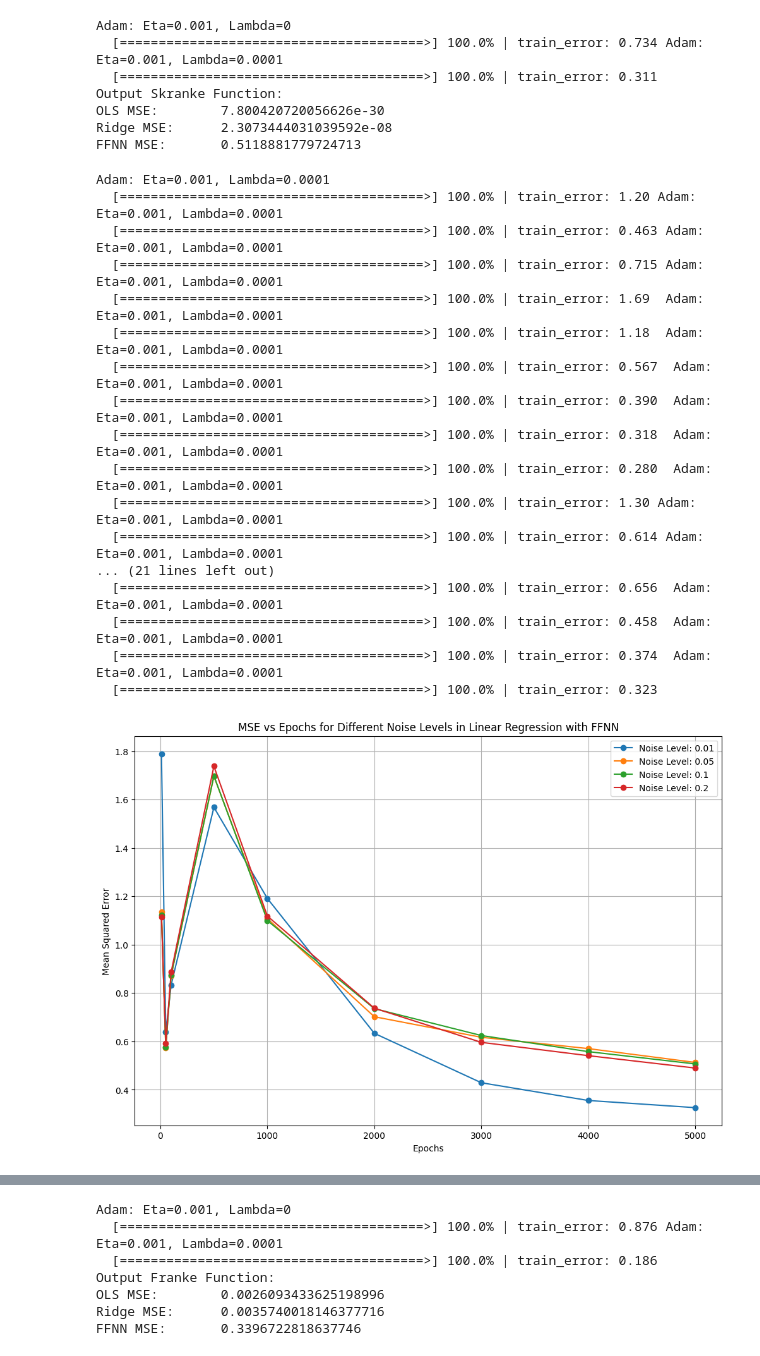
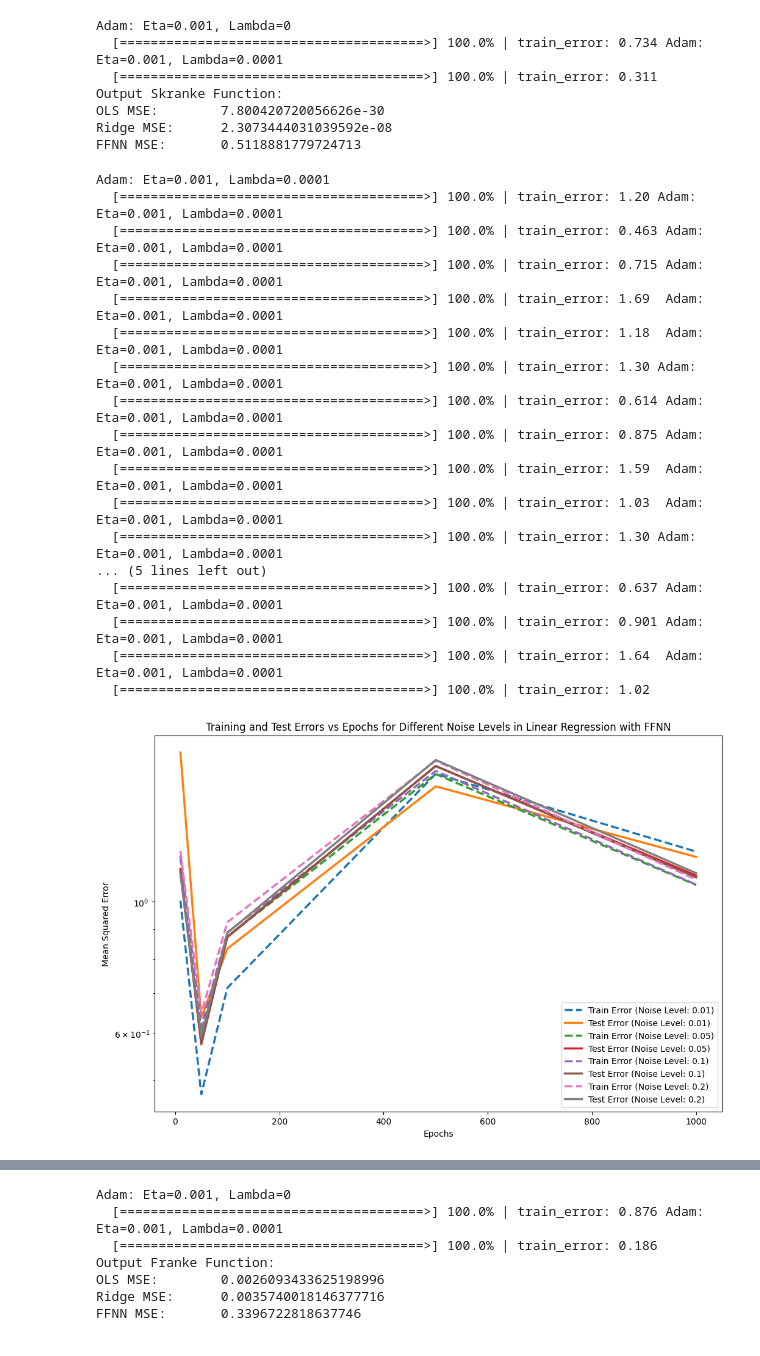
Before and after one commit to Elisaottoboni/Machine-Learning-University-of-Oslo, a Jupyter notebook: Project2/partB_C_D.ipynb, the cells around one changed output, grey strips where cells are left out. Saved outputs shown, nothing was run; the diff lists cells and outputs as text; code cells hidden in the pictures.

```diff
--- a/Project2/partB_C_D.ipynb
+++ b/Project2/partB_C_D.ipynb
@@ -83,14 +83,14 @@ OLS MSE:        7.800420720056626e-30
 Ridge MSE:      2.3073444031039592e-08
 FFNN MSE:       0.5118881779724713
 # %%
-# Linear Regression different epochs and differnt noise
+# Linear Regression different epochs and different noise
 from packages import *
 from FFNeuralNetwork import *
 
 np.random.seed(2024)
 
 def SkrankeFunction(x, y):
-    return np.ravel(0 + 1*x + 2*y + 3*x**2 + 4*x*y + 5*y**2)
+    return np.ravel(0 + 1 * x + 2 * y + 3 * x**2 + 4 * x * y + 5 * y**2)
 
 def create_X(x, y, n):
     if len(x.shape) > 1:
@@ -104,20 +104,21 @@ def create_X(x, y, n):
     for i in range(1, n + 1):
         q = int((i) * (i + 1) / 2)
         for k in range(i + 1):
-            X[:, q + k] = (x ** (i - k)) * (y**k)
+            X[:, q + k] = (x ** (i - k)) * (y ** k)
 
     return X
 
-step=0.05
+step = 0.05
 x = np.arange(0, 1, step)
 y = np.arange(0, 1, step)
 x, y = np.meshgrid(x, y)
 target = SkrankeFunction(x, y)
 target = target.reshape(target.shape[0], 1)
 
-poly_degree=3
+poly_degree = 3
 X = create_X(x, y, poly_degree)
 
+# Split data into train and test sets
 X_train, X_test, t_train, t_test = train_test_split(X, target, test_size=0.2)
 
 input_nodes = X_train.shape[1]
@@ -129,10 +130,11 @@ dims = (input_nodes, hidden_nodes1, hidden_nodes2, output_nodes)
 
 # Noise levels to add to the target function
 noise_levels = [0.01, 0.05, 0.1, 0.2]
-epoch_values = [10, 50, 100, 500, 1000, 2000, 3000, 4000, 5000]
+epoch_values = [10, 50, 100, 500, 1000]
 
-# Dictionary to hold MSE results for each noise level
-mse_results = {noise: [] for noise in noise_levels}
+# Dictionaries to hold training and test errors for each noise level
+train_errors = {noise: [] for noise in noise_levels}
+test_errors = {noise: [] for noise in noise_levels}
 
 # Loop over each noise level
 for noise in noise_levels:
@@ -145,49 +147,56 @@ for noise in noise_levels:
 
     # Initialize and set up FFNN
     linear_regression = FFNN(dims, hidden_func=sigmoid, output_func=identity, cost_func=CostOLS, seed=2024)
 
     # Loop over different epoch values
     for epochs in epoch_values:
         # Reset the model weights
         linear_regression.reset_weights()
 
         # Train the model with the specified number of epochs
         linear_regression.fit(X_train, t_train, scheduler, lam=1e-4, epochs=epochs)
 
+        # Predict on the training set
+        train_predictions = linear_regression.predict(X_train)
         # Predict on the test set
-        ffnn_predictions = linear_regression.predict(X_test)
+        test_predictions = linear_regression.predict(X_test)
 
-        # Calculate MSE and append to results for this noise level
-        ffnn_mse = mean_squared_error(t_test, ffnn_predictions)
-        mse_results[noise].append(ffnn_mse)
+        # Calculate training and test errors
+        train_mse = mean_squared_error(t_train, train_predictions)
+        test_mse = mean_squared_error(t_test, test_predictions)
 
-# Plot the MSE for each noise level over different epochs
+        # Append to results for this noise level
+        train_errors[noise].append(train_mse)
+        test_errors[noise].append(test_mse)
+
+# Plot the training and test errors for each noise level over different epochs
 plt.figure(figsize=(12, 8))
-for noise, mse_values in mse_results.items():
-    plt.plot(epoch_values, mse_values, marker='o', label=f"Noise Level: {noise}")
+for noise in noise_levels:
+    plt.plot(epoch_values, train_errors[noise], label=f"Train Error (Noise Level: {noise})", linewidth=2.5, linestyle='--')
+    plt.plot(epoch_values, test_errors[noise], label=f"Test Error (Noise Level: {noise})", linewidth=2.5)
 
+plt.yscale('log')
 plt.xlabel("Epochs")
 plt.ylabel("Mean Squared Error")
-plt.title("MSE vs Epochs for Different Noise Levels in Linear Regression with FFNN")
+plt.title("Training and Test Errors vs Epochs for Different Noise Levels in Linear Regression with FFNN")
 plt.legend()
-plt.grid(True)
 plt.show()
 # %% [output]
 Adam: Eta=0.001, Lambda=0.0001
   [=======================================>] 100.0% | train_error: 1.20 Adam: Eta=0.001, Lambda=0.0001
   [=======================================>] 100.0% | train_error: 0.463 Adam: Eta=0.001, Lambda=0.0001
   [=======================================>] 100.0% | train_error: 0.715 Adam: Eta=0.001, Lambda=0.0001
   [=======================================>] 100.0% | train_error: 1.69  Adam: Eta=0.001, Lambda=0.0001
   [=======================================>] 100.0% | train_error: 1.18  Adam: Eta=0.001, Lambda=0.0001
-  [=======================================>] 100.0% | train_error: 0.567  Adam: Eta=0.001, Lambda=0.0001
-  [=======================================>] 100.0% | train_error: 0.390  Adam: Eta=0.001, Lambda=0.0001
-  [=======================================>] 100.0% | train_error: 0.318  Adam: Eta=0.001, Lambda=0.0001
-  [=======================================>] 100.0% | train_error: 0.280  Adam: Eta=0.001, Lambda=0.0001
   [=======================================>] 100.0% | train_error: 1.30 Adam: Eta=0.001, Lambda=0.0001
   [=======================================>] 100.0% | train_error: 0.614 Adam: Eta=0.001, Lambda=0.0001
-... (21 lines left out)
-  [=======================================>] 100.0% | train_error: 0.656  Adam: Eta=0.001, Lambda=0.0001
-  [=======================================>] 100.0% | train_error: 0.458  Adam: Eta=0.001, Lambda=0.0001
-  [=======================================>] 100.0% | train_error: 0.374  Adam: Eta=0.001, Lambda=0.0001
-  [=======================================>] 100.0% | train_error: 0.323
+  [=======================================>] 100.0% | train_error: 0.875 Adam: Eta=0.001, Lambda=0.0001
+  [=======================================>] 100.0% | train_error: 1.59  Adam: Eta=0.001, Lambda=0.0001
+  [=======================================>] 100.0% | train_error: 1.03  Adam: Eta=0.001, Lambda=0.0001
+  [=======================================>] 100.0% | train_error: 1.30 Adam: Eta=0.001, Lambda=0.0001
+... (5 lines left out)
+  [=======================================>] 100.0% | train_error: 0.637 Adam: Eta=0.001, Lambda=0.0001
+  [=======================================>] 100.0% | train_error: 0.901 Adam: Eta=0.001, Lambda=0.0001
+  [=======================================>] 100.0% | train_error: 1.64  Adam: Eta=0.001, Lambda=0.0001
+  [=======================================>] 100.0% | train_error: 1.02
-[figure, old version]
+[figure, new version]
```
Also changed, not shown: parts of 5 cells of this notebook, 1 other file.
